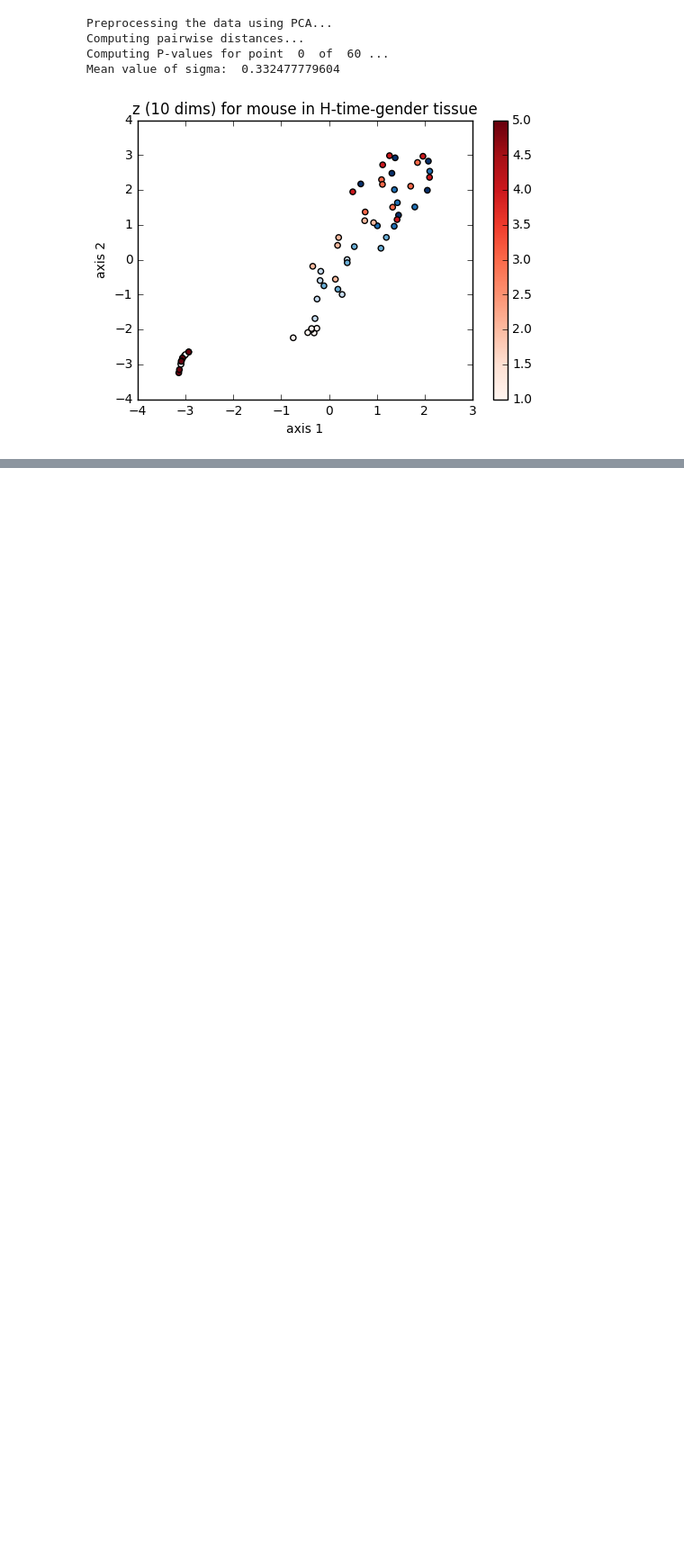
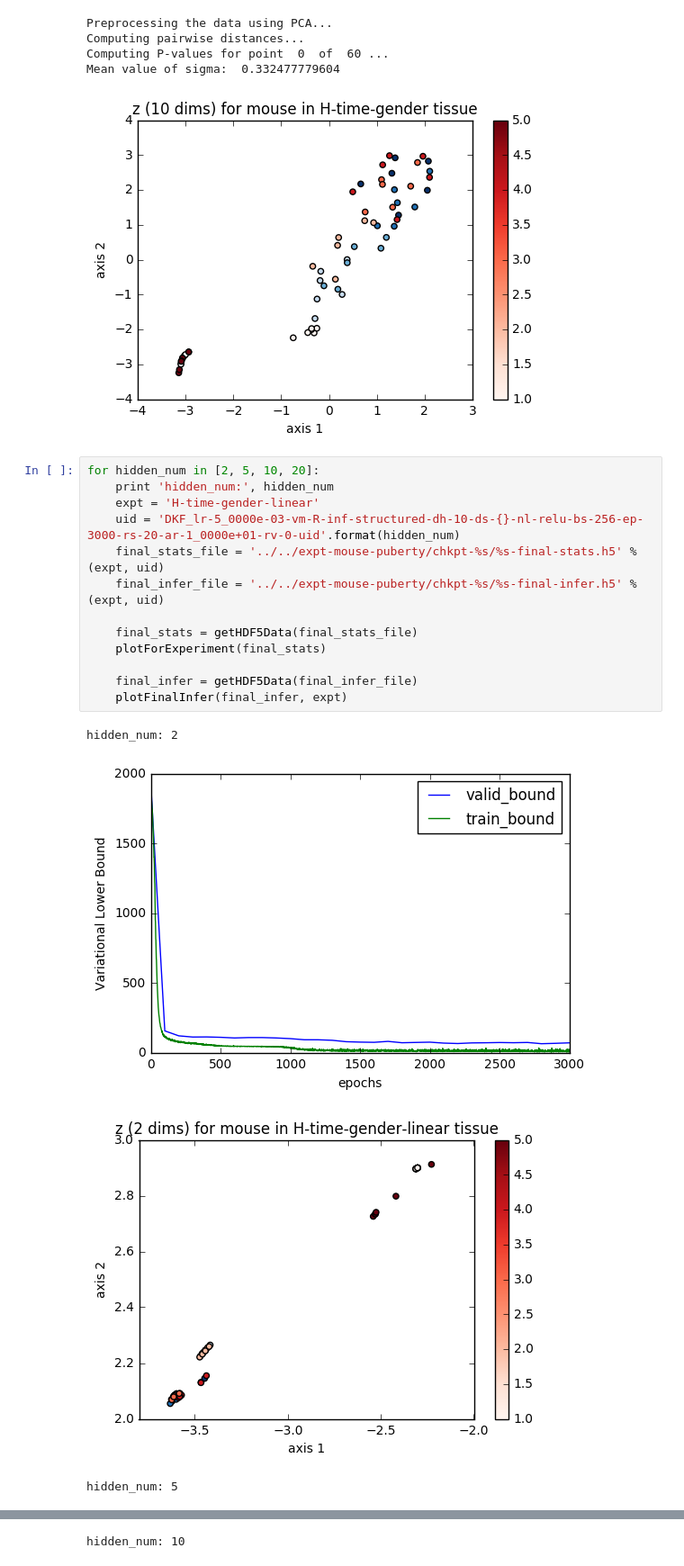
Before and after one commit to zzzace2000/structuredinference, a Jupyter notebook: ipynb/mouse-puberty/visualize-final.ipynb, the cells around one changed output, grey strips where cells are left out. Shown: that part at 90% size. Saved outputs shown, nothing was run; the diff lists cells and outputs as text; blank space fills up the shorter version.

```diff
--- a/ipynb/mouse-puberty/visualize-final.ipynb
+++ b/ipynb/mouse-puberty/visualize-final.ipynb
@@ -95,3 +95,21 @@ Computing pairwise distances...
 Computing P-values for point  0  of  60 ...
 Mean value of sigma:  0.332477779604
 [figure]
+# %%
+for hidden_num in [2, 5, 10, 20]:
+    print 'hidden_num:', hidden_num
+    expt = 'H-time-gender-linear'
+    uid = 'DKF_lr-5_0000e-03-vm-R-inf-structured-dh-10-ds-{}-nl-relu-bs-256-ep-3000-rs-20-ar-1_0000e+01-rv-0-uid'.format(hidden_num)
+    final_stats_file = '../../expt-mouse-puberty/chkpt-%s/%s-final-stats.h5' % (expt, uid)
+    final_infer_file = '../../expt-mouse-puberty/chkpt-%s/%s-final-infer.h5' % (expt, uid)
+
+    final_stats = getHDF5Data(final_stats_file)
+    plotForExperiment(final_stats)
+
+    final_infer = getHDF5Data(final_infer_file)
+    plotFinalInfer(final_infer, expt)
+# %% [output]
+hidden_num: 2
+[figure, added]
+[figure, added]
+hidden_num: 5
@@ -97,0 +122 @@ Mean value of sigma:  0.332477779604
+hidden_num: 10
```
Also changed, not shown: parts of 1 cell of this notebook, 13 other files.
